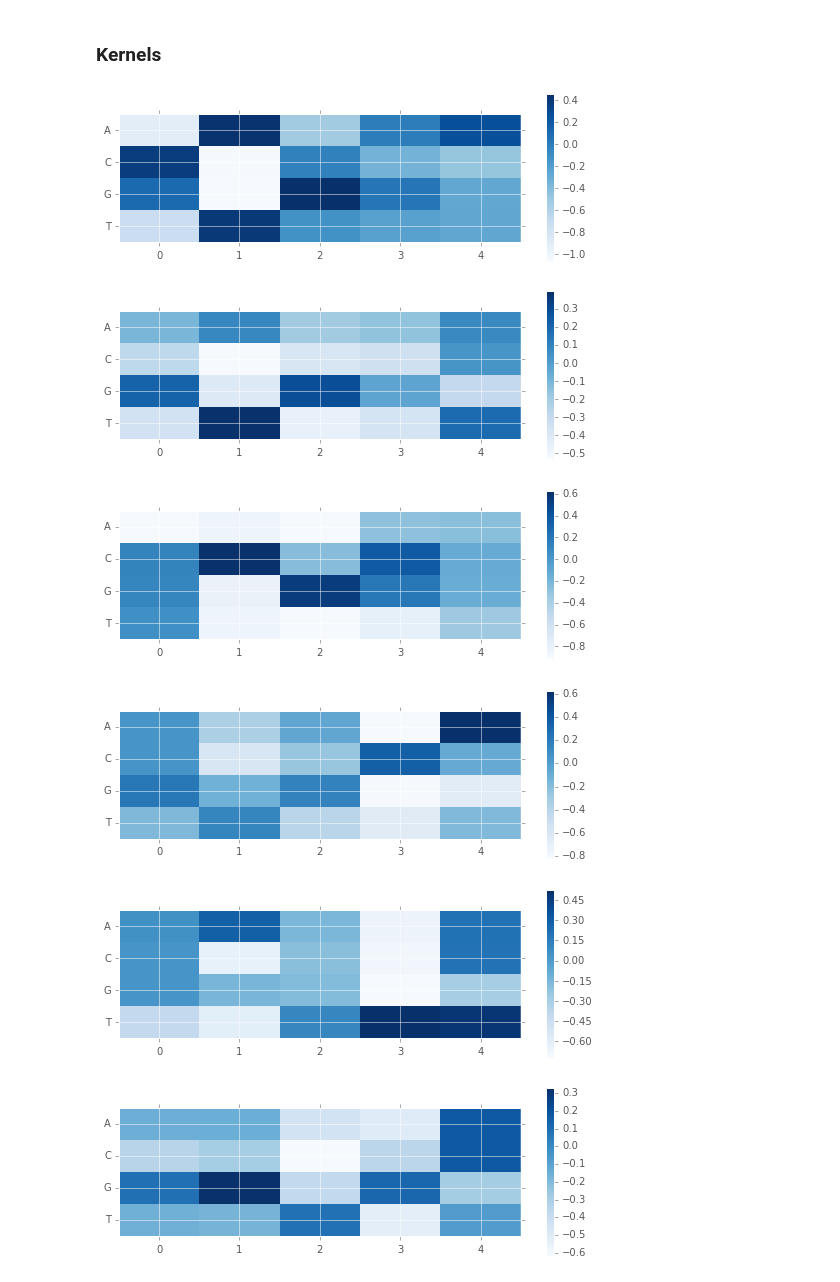
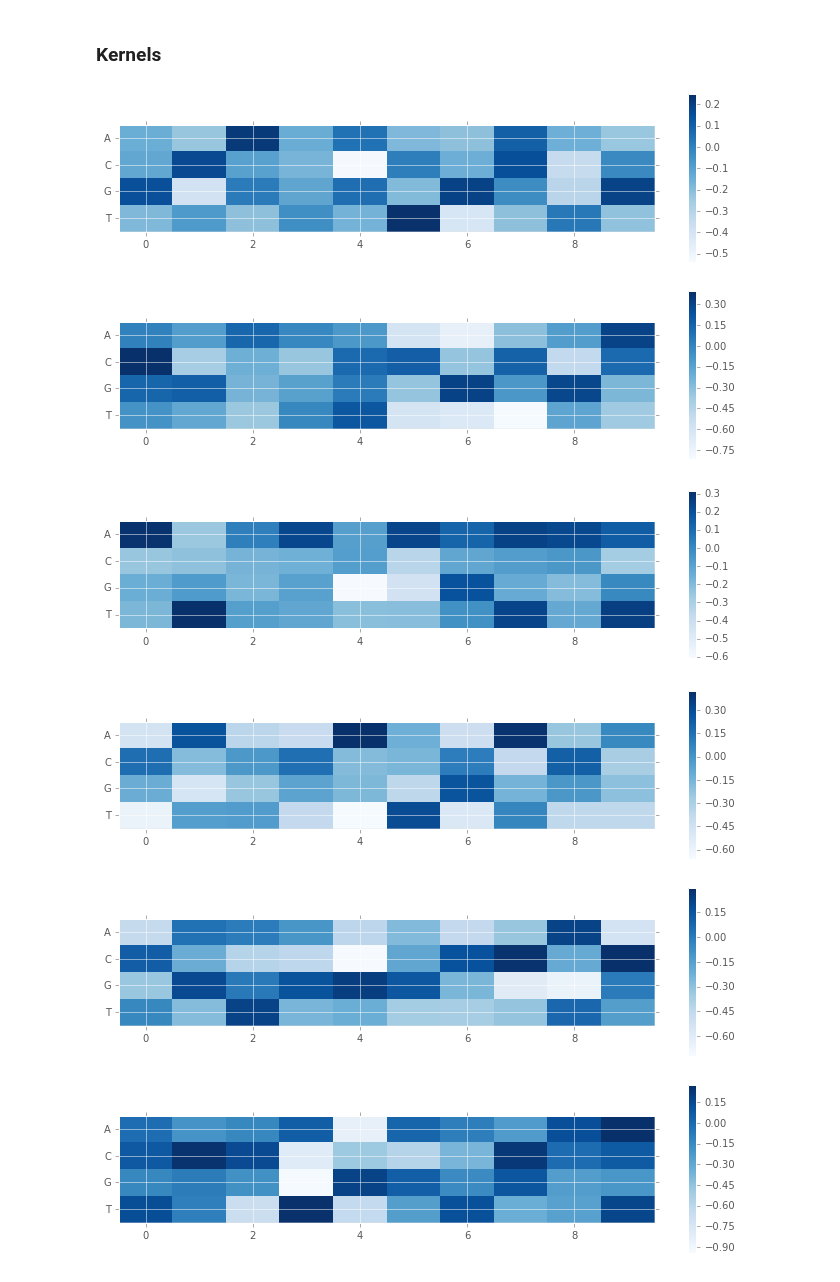
Before and after one commit to riblidezso/methylation_code, a Jupyter notebook: modelling/naive_keras_CNN_islands_2d_image.ipynb, the cells around one changed output. Drawn from its saved outputs; the diff is of its cells as text; code cells hidden in the pictures.

```diff
--- a/modelling/naive_keras_CNN_islands_2d_image.ipynb
+++ b/modelling/naive_keras_CNN_islands_2d_image.ipynb
@@ -65,27 +65,24 @@ loss='binary_crossentropy'
 optimizer='adadelta'
 init='uniform'
 pool_size=(8,1)
-window_size=5
+window_size=10
 dense_n=64
 
 model = Sequential()
 
 #Convolution layer 1
-model.add(Convolution2D(20,window_size,4, border_mode='valid',input_shape=(1,input_dim,4)))
+model.add(Convolution2D(40,window_size,4, border_mode='valid',input_shape=(1,input_dim,4)))
 model.add(Activation(activation))
 model.add(MaxPooling2D(pool_size=pool_size))
-#model.add(Dropout(0.25))
 
 #Convolution layer 2
 model.add(Convolution2D(50,window_size,1, border_mode='valid'))
 model.add(Activation(activation))
 model.add(MaxPooling2D(pool_size=pool_size))
-#model.add(Dropout(0.25))
 
 #Dense layer
 model.add(Flatten())
 model.add(Dense(dense_n,activation=activation))
-#model.add(Dropout(0.5))
 
 #final layer
 model.add(Dense(1, activation='sigmoid'))
@@ -183,14 +180,14 @@ conv1=model.layers[0]
 weigths,bias=conv1.get_weights()
 # %%
 for w, in weigths:
-    plt.figure(figsize=(9,3))
-    plt.imshow(w[0].T,interpolation='none',aspect=0.4,cmap='Blues')
+    plt.figure(figsize=(12,3))
+    plt.imshow(w.T,interpolation='none',aspect=0.5,cmap='Blues')
     plt.colorbar()
     dump=plt.yticks([0,1,2,3],['A','C','G','T'])
 # %% [output]
-[figure, old version]
+[figure, new version]
-[figure, old version]
+[figure, new version]
-[figure, old version]
+[figure, new version]
-[figure, old version]
+[figure, new version]
-[figure, old version]
+[figure, new version]
-[figure, old version]
+[figure, new version]
```
Also changed, not shown: parts of 3 cells of this notebook.
